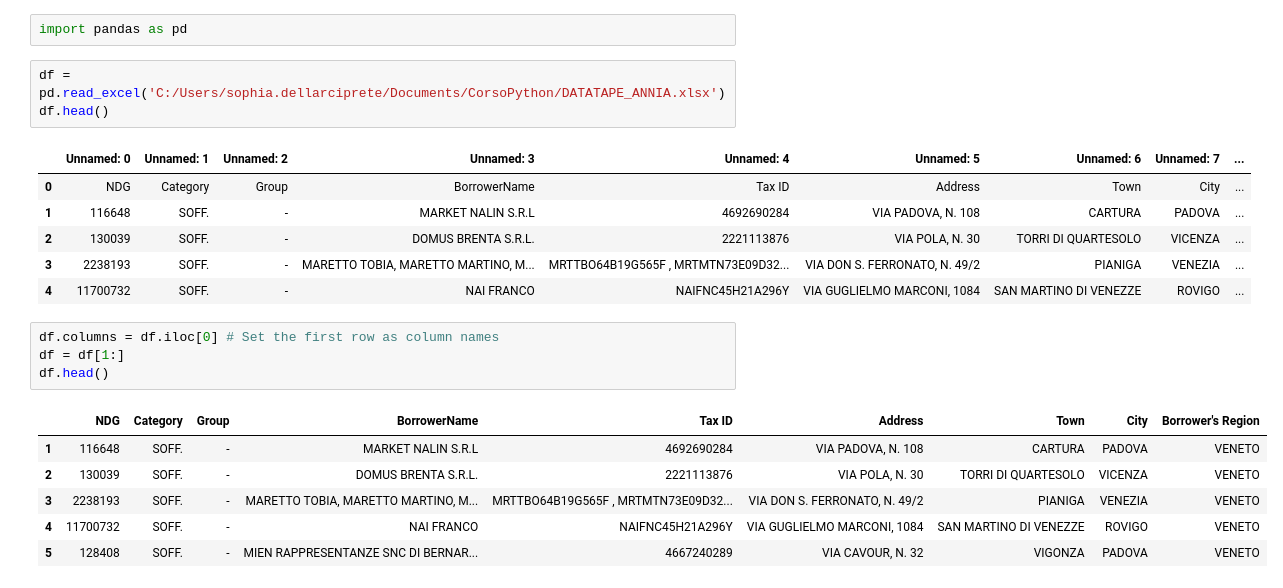
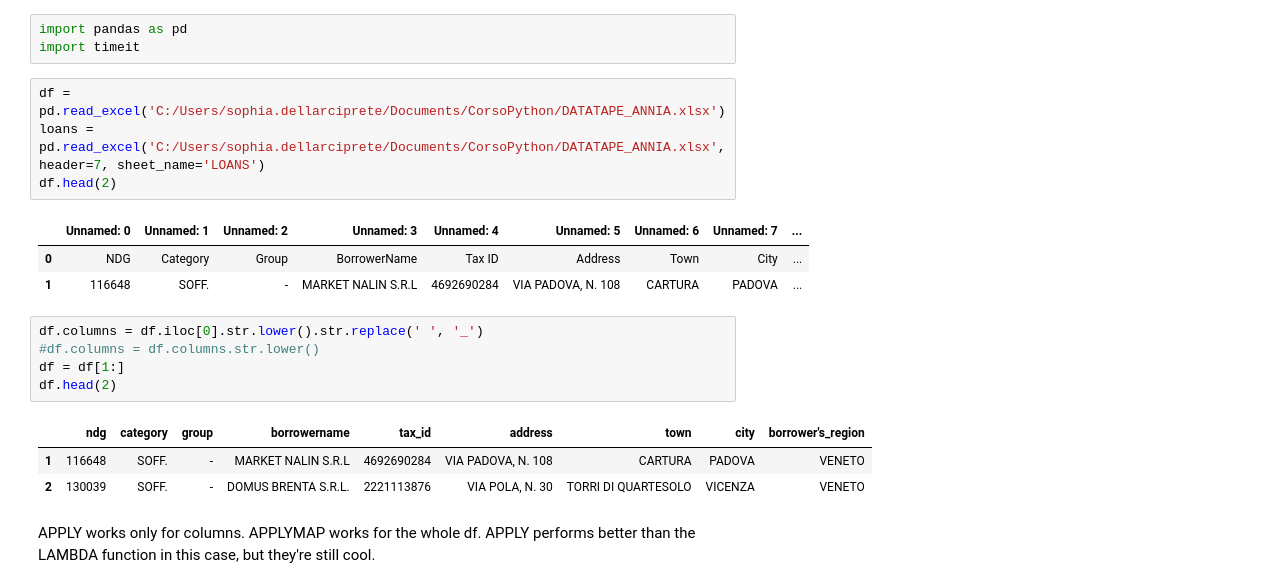
Before and after one commit to sdelliq/firstPython, a Jupyter notebook: test.ipynb, the cells around one changed output. Cells and saved outputs as stored; diff of their text form.

```diff
--- a/test.ipynb
+++ b/test.ipynb
@@ -1,23 +1,24 @@
 # %%
 import pandas as pd
+import timeit
 # %%
 df = pd.read_excel('C:/Users/sophia.dellarciprete/Documents/CorsoPython/DATATAPE_ANNIA.xlsx')
-df.head()
+loans = pd.read_excel('C:/Users/sophia.dellarciprete/Documents/CorsoPython/DATATAPE_ANNIA.xlsx', header=7, sheet_name='LOANS')
+df.head(2)
 # %% [output]
 |  | Unnamed: 0 | Unnamed: 1 | Unnamed: 2 | Unnamed: 3 | Unnamed: 4 | Unnamed: 5 | Unnamed: 6 | Unnamed: 7 | ... |
 | 0 | NDG | Category | Group | BorrowerName | Tax ID | Address | Town | City | ... |
 | 1 | 116648 | SOFF. | - | MARKET NALIN S.R.L | 4692690284 | VIA PADOVA, N. 108 | CARTURA | PADOVA | ... |
-| 2 | 130039 | SOFF. | - | DOMUS BRENTA S.R.L. | 2221113876 | VIA POLA, N. 30 | TORRI DI QUARTESOLO | VICENZA | ... |
-| 3 | 2238193 | SOFF. | - | MARETTO TOBIA, MARETTO MARTINO, M... | MRTTBO64B19G565F , MRTMTN73E09D32... | VIA DON S. FERRONATO, N. 49/2 | PIANIGA | VENEZIA | ... |
-| 4 | 11700732 | SOFF. | - | NAI FRANCO | NAIFNC45H21A296Y | VIA GUGLIELMO MARCONI, 1084 | SAN MARTINO DI VENEZZE | ROVIGO | ... |
 # %%
-df.columns = df.iloc[0] # Set the first row as column names
+df.columns = df.iloc[0].str.lower().str.replace(' ', '_')
+#df.columns = df.columns.str.lower()
 df = df[1:]
-df.head()
+df.head(2)
 # %% [output]
-|  | NDG | Category | Group | BorrowerName | Tax ID | Address | Town | City | Borrower's Region |
+|  | ndg | category | group | borrowername | tax_id | address | town | city | borrower's_region |
 | 1 | 116648 | SOFF. | - | MARKET NALIN S.R.L | 4692690284 | VIA PADOVA, N. 108 | CARTURA | PADOVA | VENETO |
 | 2 | 130039 | SOFF. | - | DOMUS BRENTA S.R.L. | 2221113876 | VIA POLA, N. 30 | TORRI DI QUARTESOLO | VICENZA | VENETO |
-| 3 | 2238193 | SOFF. | - | MARETTO TOBIA, MARETTO MARTINO, M... | MRTTBO64B19G565F , MRTMTN73E09D32... | VIA DON S. FERRONATO, N. 49/2 | PIANIGA | VENEZIA | VENETO |
-| 4 | 11700732 | SOFF. | - | NAI FRANCO | NAIFNC45H21A296Y | VIA GUGLIELMO MARCONI, 1084 | SAN MARTINO DI VENEZZE | ROVIGO | VENETO |
-| 5 | 128408 | SOFF. | - | MIEN RAPPRESENTANZE SNC DI BERNAR... | 4667240289 | VIA CAVOUR, N. 32 | VIGONZA | PADOVA | VENETO |
+# %% [markdown]
+APPLY works only for columns.
+APPLYMAP works for the whole df.
+APPLY performs better than the LAMBDA function in this case, but they're still cool.
```
Also changed, not shown: parts of 40 cells of this notebook, 7 other files.
